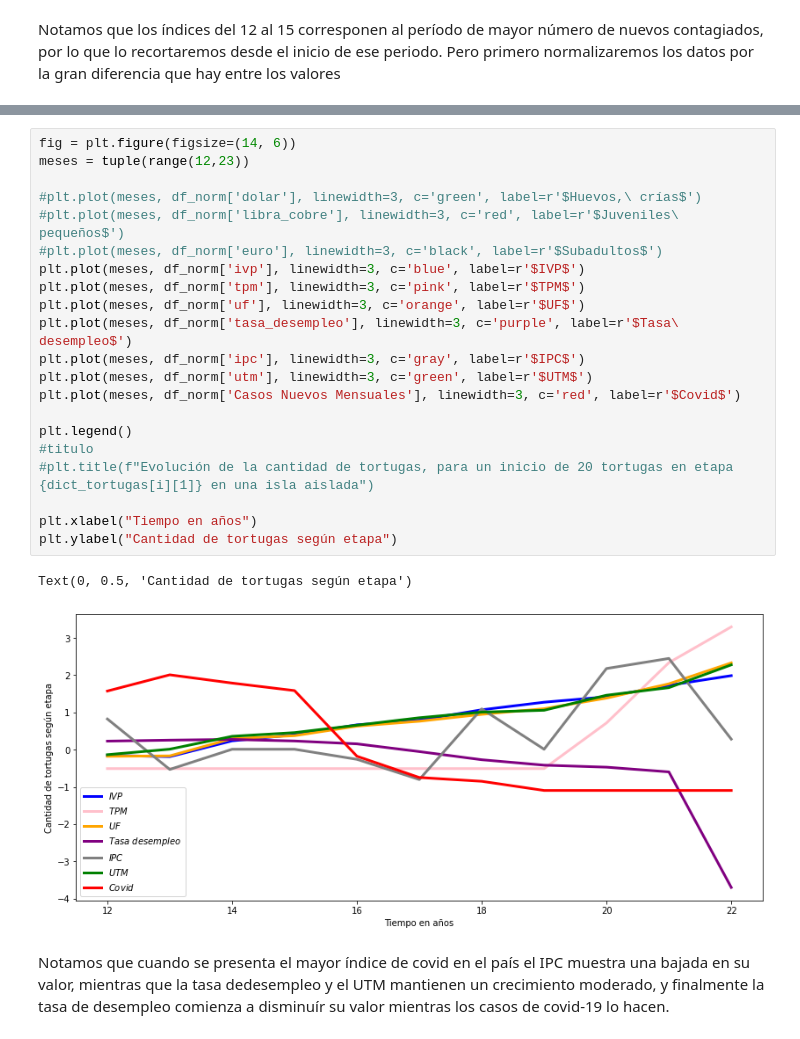
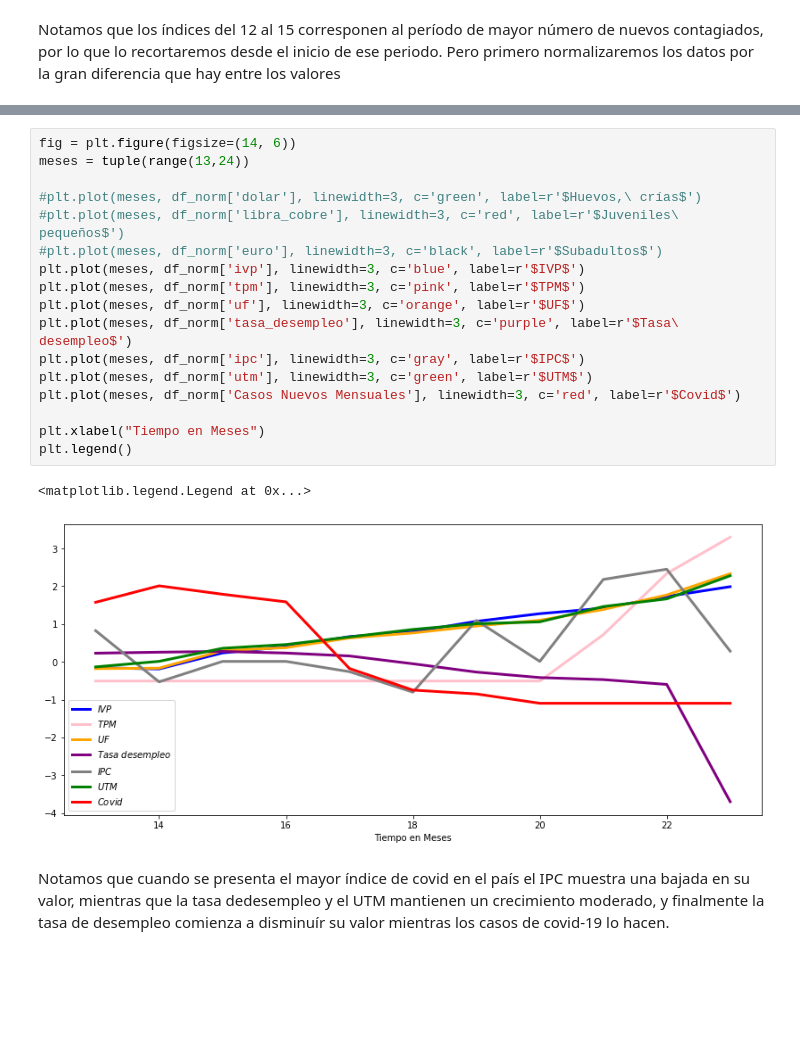
Before and after one commit to juanleonm/proyecto_cs, a Jupyter notebook: efectos_covid19_economia_Chilena.ipynb, the cells around one changed output, grey strips where cells are left out. Drawn from its saved outputs; the diff is of its cells as text; blank space fills up the shorter version.

```diff
--- a/efectos_covid19_economia_Chilena.ipynb
+++ b/efectos_covid19_economia_Chilena.ipynb
@@ -415,28 +397,24 @@ df_norm
 | 22 | 0.940261 | 1.145660 | 1.989078 | 1.072766 | 3.299107 | 2.332053 | -3.701050 | 0.282882 | -0.199007 | 2.279262 | ... |
 # %%
 fig = plt.figure(figsize=(14, 6))
-meses = tuple(range(12,23))
+meses = tuple(range(13,24))
 
 #plt.plot(meses, df_norm['dolar'], linewidth=3, c='green', label=r'$Huevos,\ crías$')
 #plt.plot(meses, df_norm['libra_cobre'], linewidth=3, c='red', label=r'$Juveniles\ pequeños$')
 #plt.plot(meses, df_norm['euro'], linewidth=3, c='black', label=r'$Subadultos$')
 plt.plot(meses, df_norm['ivp'], linewidth=3, c='blue', label=r'$IVP$')
 plt.plot(meses, df_norm['tpm'], linewidth=3, c='pink', label=r'$TPM$')
 plt.plot(meses, df_norm['uf'], linewidth=3, c='orange', label=r'$UF$')
 plt.plot(meses, df_norm['tasa_desempleo'], linewidth=3, c='purple', label=r'$Tasa\ desempleo$')
 plt.plot(meses, df_norm['ipc'], linewidth=3, c='gray', label=r'$IPC$')
 plt.plot(meses, df_norm['utm'], linewidth=3, c='green', label=r'$UTM$')
 plt.plot(meses, df_norm['Casos Nuevos Mensuales'], linewidth=3, c='red', label=r'$Covid$')
 
+plt.xlabel("Tiempo en Meses")
 plt.legend()
-#titulo
-#plt.title(f"Evolución de la cantidad de tortugas, para un inicio de 20 tortugas en etapa {dict_tortugas[i][1]} en una isla aislada")
-
-plt.xlabel("Tiempo en años")
-plt.ylabel("Cantidad de tortugas según etapa")
 # %% [output]
-Text(0, 0.5, 'Cantidad de tortugas según etapa')
+<matplotlib.legend.Legend at 0x...>
-[figure, old version]
+[figure, new version]
 # %% [markdown]
 Notamos que cuando se presenta el mayor índice de covid en el país el IPC muestra una bajada en su valor, mientras que la tasa dedesempleo y el UTM mantienen un crecimiento moderado, y finalmente la tasa de desempleo comienza a disminuír su valor mientras los casos de covid-19 lo hacen.
 # %% [markdown]
```
Also changed, not shown: parts of 16 cells of this notebook.
